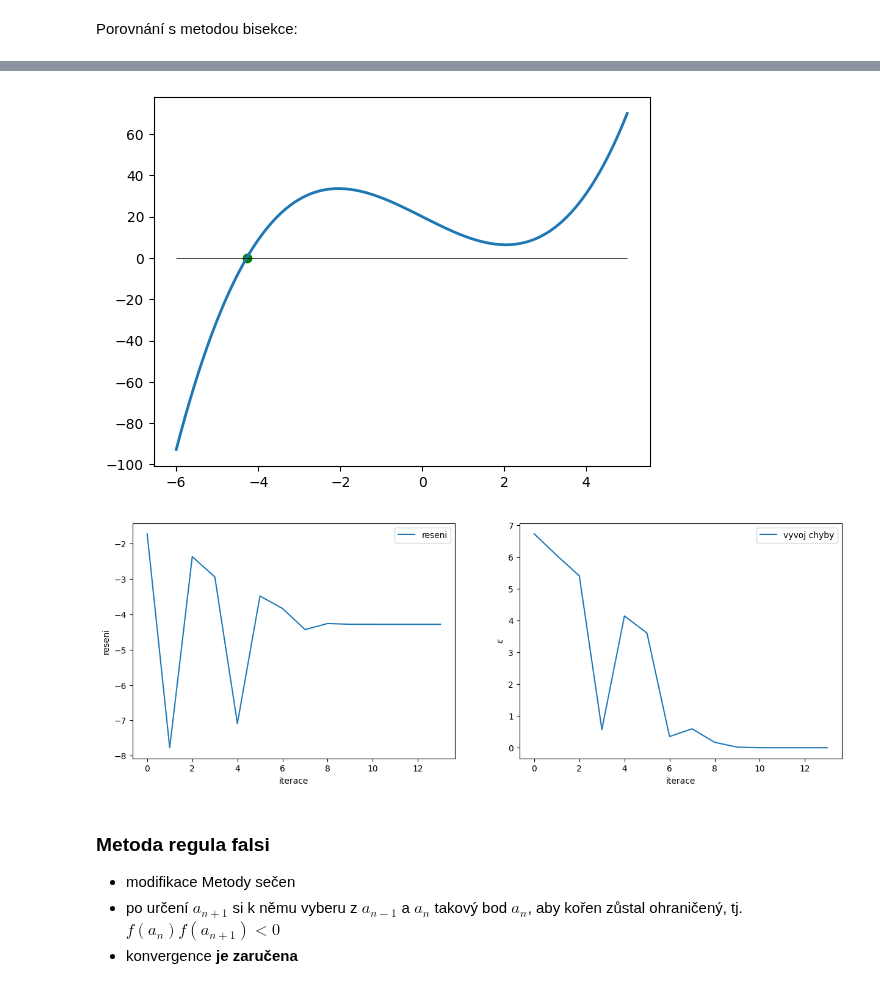
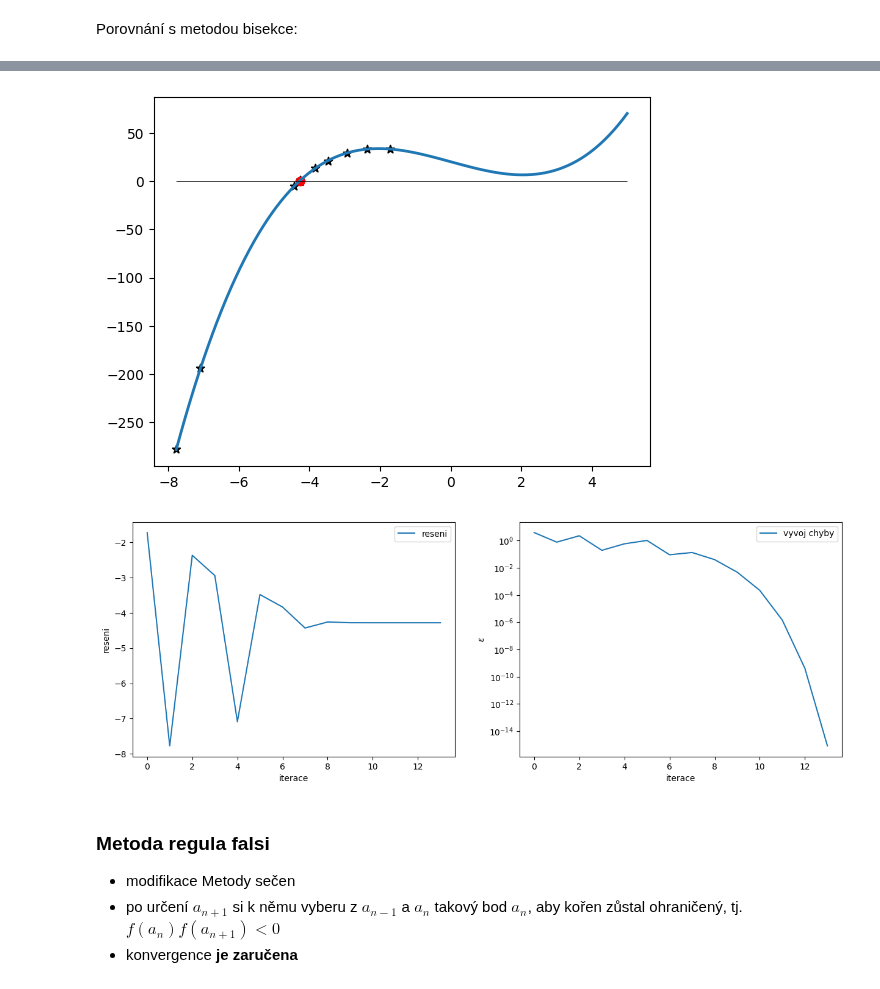
Before and after one commit to loepa01/NME1cvBook, a Jupyter notebook: _sources/lekce-vyplnene/07-nelinearni-rce-vypl.ipynb, the cells around one changed output, grey strips where cells are left out. Drawn from its saved outputs; the diff is of its cells as text; code cells hidden in the pictures.

```diff
--- a/_sources/lekce-vyplnene/07-nelinearni-rce-vypl.ipynb
+++ b/_sources/lekce-vyplnene/07-nelinearni-rce-vypl.ipynb
@@ -177,21 +191,29 @@ Do pole `reseni2` uložte vždy řešení a do pole `epsilon2` odpovídající c
 </div>
 </div>
 # %%
-iteraci2 = 14
+eps2 = 1e-15
+iteraci_max2 = 100
 
-a = 0.1  # ZKUSIT 0.1
+a = 0.1 # ZKUSIT -6, 0.1
 a1 = 5
 
 # budeme si prubezne ukladat odhad reseni a chybu odhadu
-epsilon2 = np.zeros((iteraci2)) # odhad chyby, tedy delku intervalu <a,b> v jednotlivych krocich
-reseni2 = np.zeros((iteraci2)) # aktualni odhad reseni
+epsilon2 = np.ones(iteraci_max2) # odhad relativni chyby, tedy delku intervalu <a,b> v jednotlivych krocich
+reseni2 = np.zeros(iteraci_max2) # aktualni odhad reseni
 
-for i in range(iteraci2):
+i = 0
+## DOPLŇTE ##
+while (i < iteraci_max2 and eps2 < epsilon2[i-1]):
     a2 = (a*f(a1) - f(a)*a1) / (f(a1)-f(a))
     a = a1
     a1 = a2
-    epsilon2[i] = np.abs(a - a1)
     reseni2[i] = a2
+    epsilon2[i] = np.abs((a - a1) / reseni2[i])
 
-koren2 = reseni2[-1] # odhad konecneho reseni
-chyba2 = epsilon2[-1] # odhad konecne chyby
+    i += 1
+
+iteraci_end2 = i
+koren2 = reseni2[i-1] # odhad konecneho reseni
+chyba2 = epsilon2[i-1] # odhad konecne chyby
+
+print(koren2, iteraci_end2, chyba2)
@@ -206,27 +230,32 @@ Sečna:   -4.282289017870752 7.105427357601002e-15 3.552713678800501e-15
 # %%
 # vykresleni reseni
-x = np.linspace(-6, 5, 100)
+xmin = np.min([-6, np.min(reseni2[:iteraci_end2])])
+xmax = np.max([5, np.max(reseni2[:iteraci_end2])])
+
+x = np.linspace(xmin, xmax, 100)
 plt.plot(x, f(x), linewidth=2)
-plt.hlines([0], colors=['k'], linewidths=[0.5], linestyles=['-'], xmin=-6, xmax=5)
-plt.scatter(koren2, f(koren2), c='g');
+plt.hlines([0], colors=['k'], linewidths=[0.5], linestyles=['-'], xmin=xmin, xmax=xmax)
+plt.scatter(reseni2[:iteraci_end2], f(reseni2[:iteraci_end2]), c='k', marker='*')
+plt.scatter(koren2, f(koren2), c='r');
 # %% [output]
-[figure, old version]
+[figure, new version]
 # %%
 fig, ax = plt.subplots(1,2,figsize=(15,5))
 
 # zobrazime vyvoj reseni v zavislosti na iteracich
-ax[0].plot(range(iteraci2),reseni2,label='reseni')
+ax[0].plot(range(iteraci_end2),reseni2[:iteraci_end2],label='reseni')
 ax[0].set_ylabel('reseni')
 ax[0].set_xlabel('iterace')
 ax[0].legend()
 
 # zobrazime vyvoj chyby v zavislosti na iteracich
-ax[1].plot(range(iteraci2),epsilon2,label='vyvoj chyby')
+ax[1].plot(range(iteraci_end2),epsilon2[:iteraci_end2],label='vyvoj chyby')
 ax[1].set_ylabel(r'$\epsilon$')
 ax[1].set_xlabel('iterace')
+ax[1].set_yscale('log')
 ax[1].legend();
 # %% [output]
-[figure, old version]
+[figure, new version]
 # %% [markdown]
 ### Metoda regula falsi
 - modifikace Metody sečen
```
Also changed, not shown: parts of 21 cells of this notebook, 39 other files.
